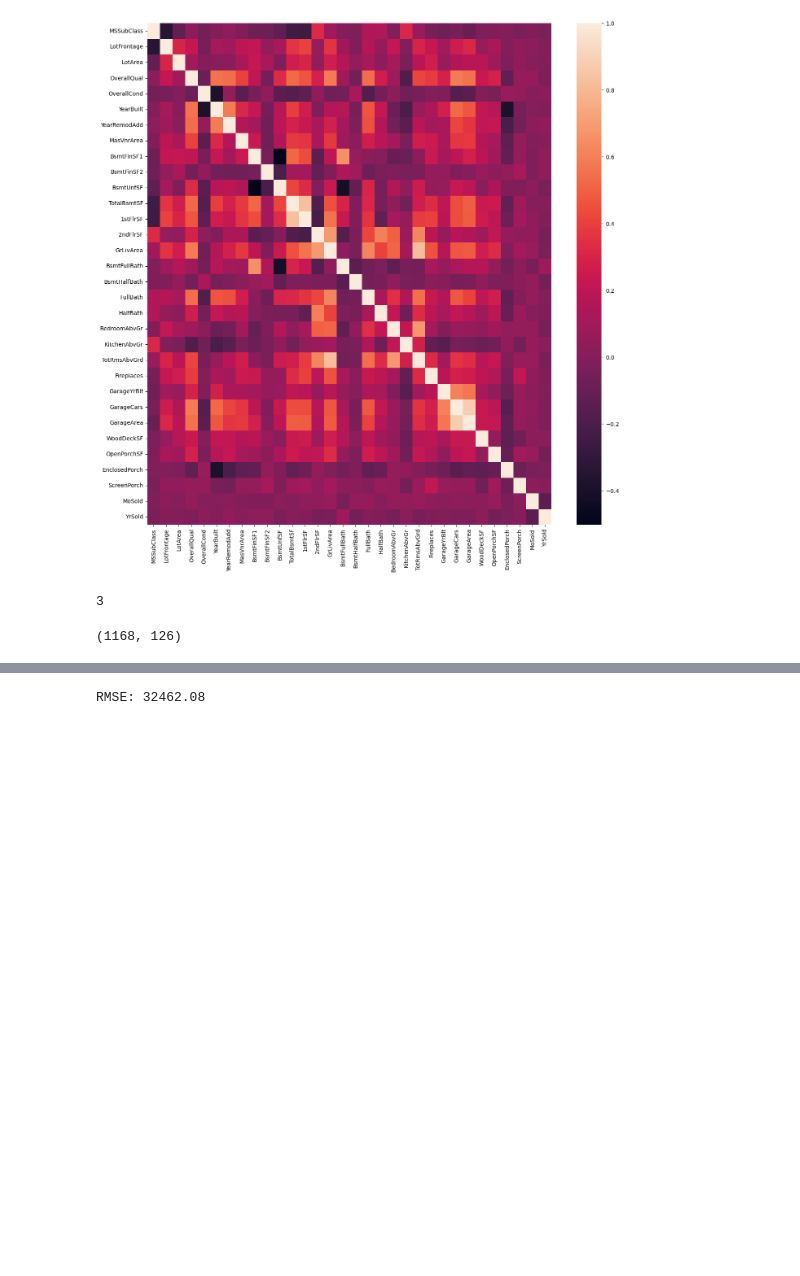
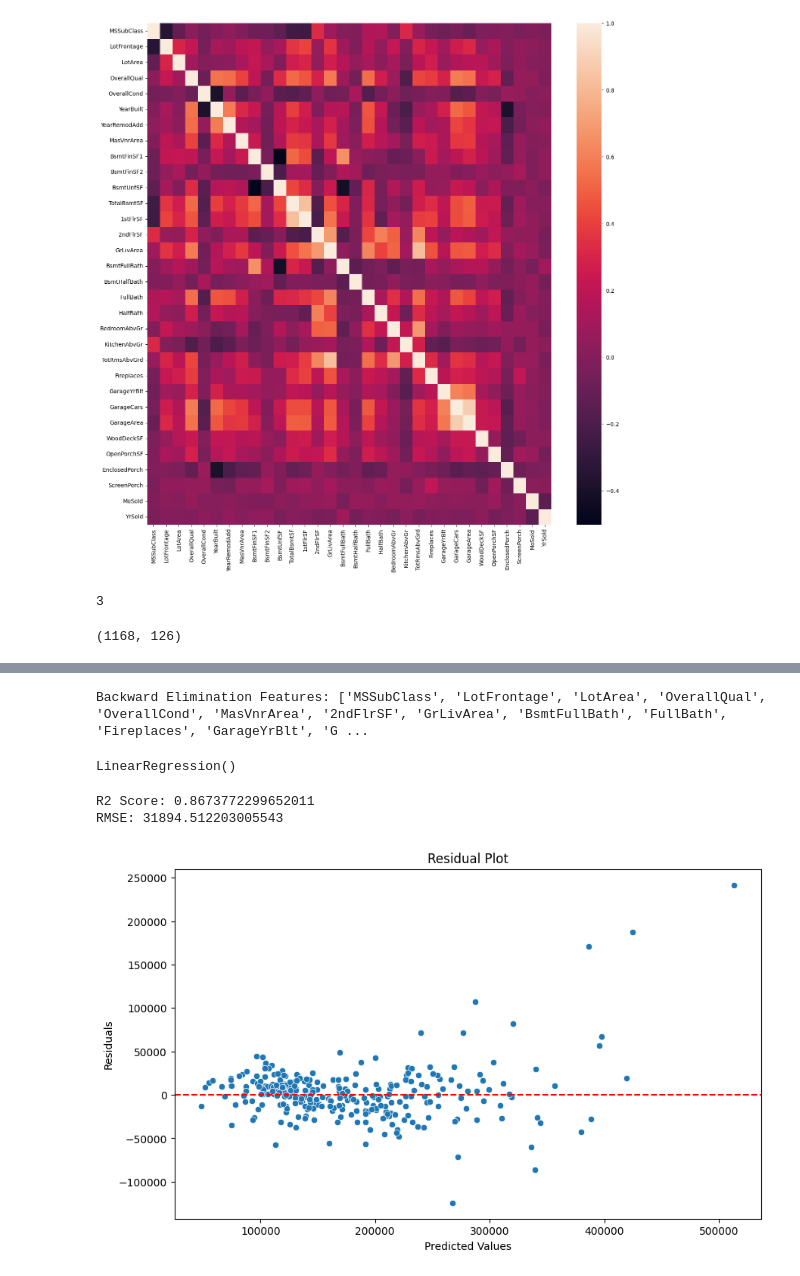
Before and after one commit to RahulArra/Machine-Learning, a Jupyter notebook: house_prediction.ipynb, the cells around one changed output, grey strips where cells are left out. Saved outputs shown, nothing was run; the diff lists cells and outputs as text; code cells hidden in the pictures; blank space fills up the shorter version.

```diff
--- a/house_prediction.ipynb
+++ b/house_prediction.ipynb
@@ -267,17 +296,71 @@ Shape of X_test after F-test selection: (292, 101)
+# %%
+import statsmodels.api as sm
+import pandas as pd
+
+def backward_elimination(X, y, significance_level=0.05):
+    # Convert boolean columns to integer
+    X = X.astype({col: int for col in X.columns if X[col].dtype == 'bool'})
+
+    features = list(X.columns)
+    while len(features) > 0:
+        model = sm.OLS(y, sm.add_constant(X[features])).fit()
+        # Get the p-values excluding the constant
+        pvals = model.pvalues.iloc[1:]
+        max_pval = pvals.max()
+        if max_pval > significance_level:
+            # Remove feature with highest p-value
+            remove_feature = pvals.idxmax()
+            features.remove(remove_feature)
+        else:
+            break
+
+    return features
+
+# Usage
+selected_backward = backward_elimination(X_train, y_train)
+print("Backward Elimination Features:", selected_backward)
+# %% [output]
+Backward Elimination Features: ['MSSubClass', 'LotFrontage', 'LotArea', 'OverallQual', 'OverallCond', 'MasVnrArea', '2ndFlrSF', 'GrLivArea', 'BsmtFullBath', 'FullBath', 'Fireplaces', 'GarageYrBlt', 'G ...
+# %%
+final_features = list(set(selected_backward).intersection(selected_backward))
+from sklearn.linear_model import LinearRegression
+
+X_final = X_train[final_features]
+y_final = y_train
+
+lr = LinearRegression()
+lr.fit(X_final, y_final)
+# %% [output]
+LinearRegression()
 # %%
-from sklearn.linear_model import LinearRegression
-from sklearn.metrics import mean_squared_error
+X_test_final = X_test[final_features]
+y_pred = lr.predict(X_test_final)
+
+from sklearn.metrics import mean_squared_error, r2_score
 import numpy as np
 
-# Train
-lr_model = LinearRegression()
-lr_model.fit(X_train, y_train)
+# Calculate MSE
+mse = mean_squared_error(y_test, y_pred)
 
-# Predict
-y_pred = lr_model.predict(X_test)
+# Calculate RMSE by taking the square root of MSE
+rmse = np.sqrt(mse)
 
-# RMSE
-rmse = np.sqrt(mean_squared_error(y_test, y_pred))
-print(f"RMSE: {rmse:.2f}")
+print("R2 Score:", r2_score(y_test, y_pred))
+print("RMSE:", rmse)
 # %% [output]
-RMSE: 32462.08
+R2 Score: 0.8673772299652011
+RMSE: 31894.512203005543
+# %%
+import matplotlib.pyplot as plt
+import seaborn as sns
+residuals = y_test - y_pred
+
+plt.figure(figsize=(10, 6))
+sns.scatterplot(x=y_pred, y=residuals)
+plt.axhline(y=0, color='r', linestyle='--')
+plt.xlabel("Predicted Values")
+plt.ylabel("Residuals")
+plt.title("Residual Plot")
+plt.show()
+# %% [output]
+[figure, added]
```
Also changed, not shown: parts of 10 cells of this notebook.
